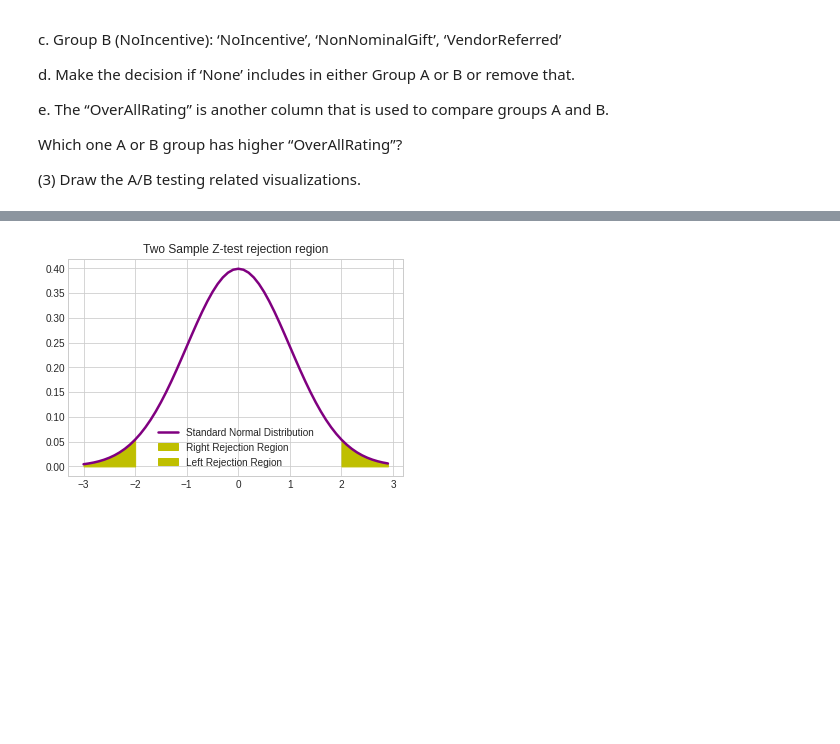
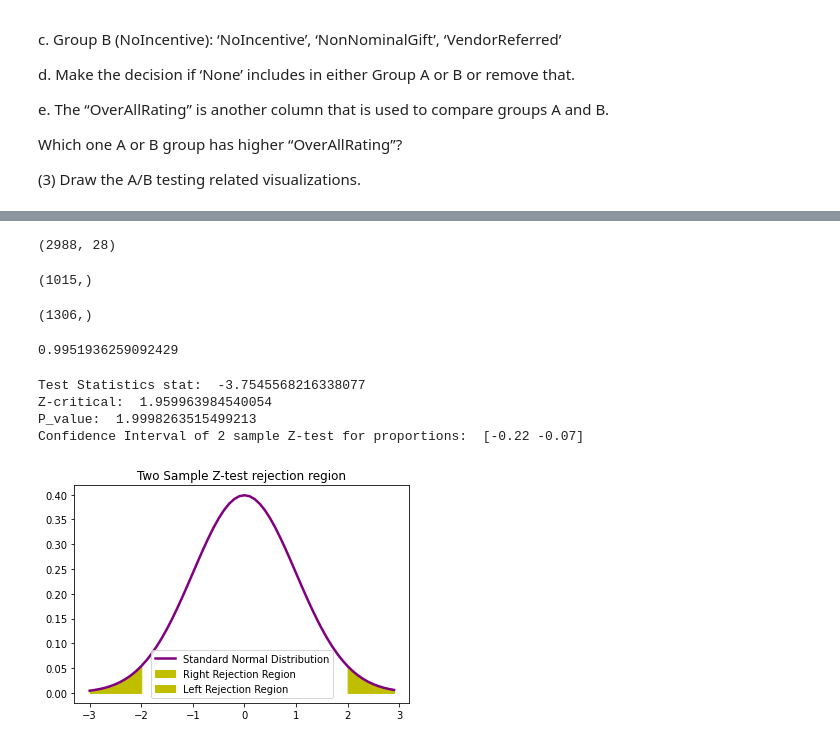
Before and after one commit to Revathi-Bejawada/RevathiINFO5502_Spring2022, a Jupyter notebook: INFO_5502_Final_Exam_Spring2022.ipynb, the cells around one changed output, grey strips where cells are left out. Drawn from its saved outputs; the diff is of its cells as text; code cells hidden in the pictures; blank space fills up the shorter version.

```diff
--- a/INFO_5502_Final_Exam_Spring2022.ipynb
+++ b/INFO_5502_Final_Exam_Spring2022.ipynb
@@ -392,8 +591,13 @@ Which one A or B group has higher “OverAllRating”?
 (3) Draw the A/B testing related visualizations.
 # %%
 #### You code and your answer here here
+import pandas as pd
+import numpy as np
 
+data = pd.read_csv("https://raw.githubusercontent.com/unt-iialab/info5502-spring2022/main/finalexam/Software_Reviews_csv_files_S.csv")
 
-data = pd.read_csv("/content/gdrive/My Drive/Software_Reviews_csv_files_S.csv")
-data.head()
+data.columns
+
+#data['incentivized'].value_counts()
+data.shape
 # %% [output]
@@ -462,12 +605,80 @@ Confidence Interval of 2 sample Z-test for proportions is:  [nan nan]
+# %%
+data = data[data['id'] != 'id']
+data.shape
+# %% [output]
+(2988, 28)
+# %%
+data[(data['incentivized'] == "NominalGift") | (data['incentivized'] == "VendorReferredIncentivized")]['OverAllRating'].shape
+# %% [output]
+(1015,)
+# %%
+data[(data['incentivized'] == "NoIncentive") | (data['incentivized'] == "NonNominalGift") | (data['incentivized'] == "VendorReferred")]['OverAllRating'].shape
+# %% [output]
+(1306,)
+# %%
+data['OverAllRating'] = data['OverAllRating'].astype("int64")
+
+np.var(data['OverAllRating'])
+# %% [output]
+0.9951936259092429
 # %%
+import numpy as np
+from scipy.stats import norm
 
+group_a = data[(data['incentivized'] == "NominalGift") | (data['incentivized'] == "VendorReferredIncentivized")]['OverAllRating']#.shape
+group_b = data[(data['incentivized'] == "NoIncentive") | (data['incentivized'] == "NonNominalGift") | (data['incentivized'] == "VendorReferred")]['OverAllRating']#.shape
+
+N_con = group_a.shape[0]
+N_exp = group_b.shape[0]
+
+# Significance Level
+alpha = 0.05
+
+#X_A = np.random.randint(100, size = N_con)
+#X_B = np.random.randint(100, size = N_exp)
+
+# Calculating means of control and experimental groups
+mu_con = np.mean(group_a)
+mu_exp = np.mean(group_b)
+
+variance_con = np.var(group_a)
+variance_exp = np.var(group_b)
+
+# Pooled Variance
+pooled_variance = np.sqrt(variance_con/N_con + variance_exp/N_exp)
+
+# Test statistics
+T = (mu_con-mu_exp)/np.sqrt(variance_con/N_con + variance_exp/N_exp)
+
+# two sided test and using symmetry property of Normal distibution so we multiple with 2
+p_value = norm.sf(T)*2
+
+# Z-critical value
+Z_crit  = norm.ppf(1-alpha/2)
+
+# Margin of error
+m = Z_crit*pooled_variance
+
+# Confidence Interval
+CI = [(mu_con - mu_exp) - m, (mu_con - mu_exp) + m]
+
+
+print("Test Statistics stat: ", T)
+print("Z-critical: ", Z_crit)
+print("P_value: ", p_value)
+print("Confidence Interval of 2 sample Z-test for proportions: ", np.round(CI,2))
+print()
 import matplotlib.pyplot as plt
 z = np.arange(-3,3,  0.1)
 plt.plot(z, norm.pdf(z), label = 'Standard Normal Distribution',color = 'purple',linewidth = 2.5)
 plt.fill_between(z[z>Z_crit], norm.pdf(z[z>Z_crit]), label = 'Right Rejection Region',color ='y' )
 plt.fill_between(z[z<(-1)*Z_crit], norm.pdf(z[z<(-1)*Z_crit]), label = 'Left Rejection Region',color ='y' )
 plt.title("Two Sample Z-test rejection region")
 plt.legend()
 plt.show()
 # %% [output]
+Test Statistics stat:  -3.7545568216338077
+Z-critical:  1.959963984540054
+P_value:  1.9998263515499213
+Confidence Interval of 2 sample Z-test for proportions:  [-0.22 -0.07]
-[figure, old version]
+[figure, new version]
```
Also changed, not shown: parts of 22 cells of this notebook.
